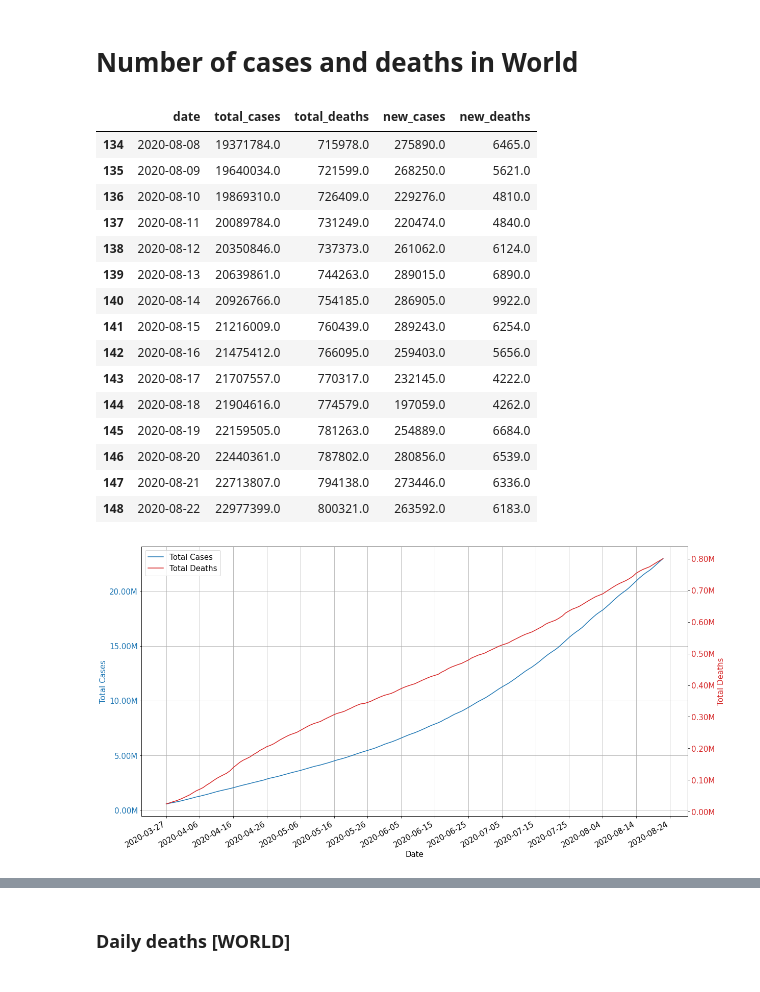
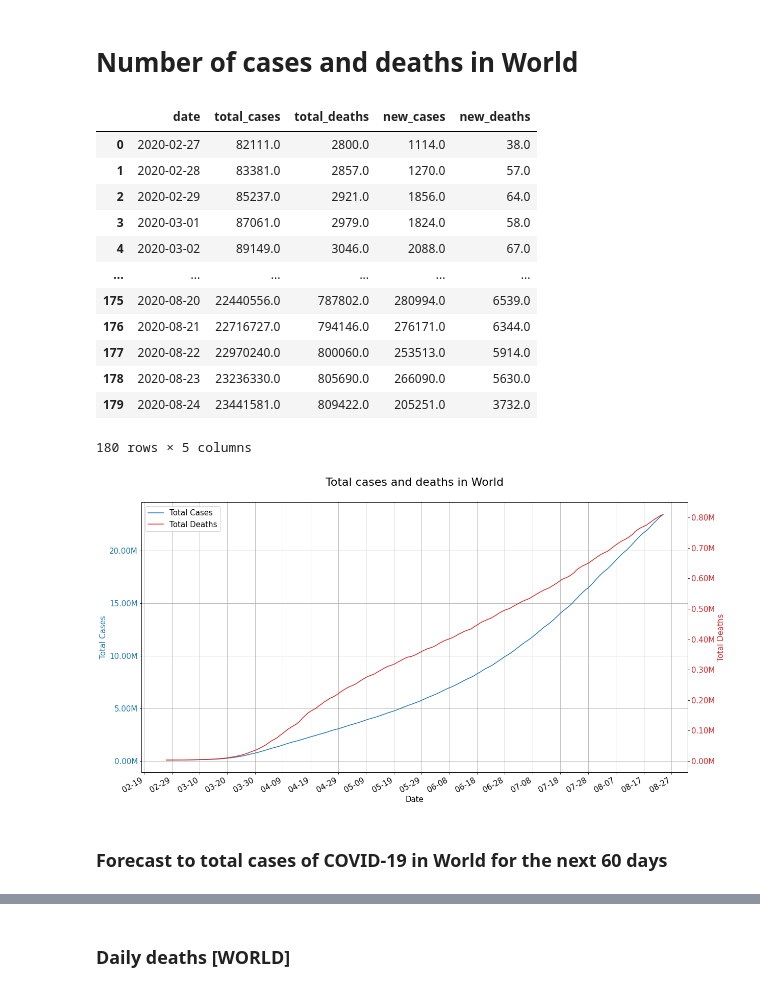
Before and after one commit to davimercatelli/Covid-19-Data, a Jupyter notebook: ARIMA_Forecast_Uncomplete.ipynb, the cells around one changed output, grey strips where cells are left out. Drawn from its saved outputs; the diff is of its cells as text; code cells hidden in the pictures.

Commit message:
COVID-19

```diff
--- a/ARIMA_Forecast_Uncomplete.ipynb
+++ b/ARIMA_Forecast_Uncomplete.ipynb
@@ -25,7 +25,7 @@ pd.set_option('display.max_rows', 15)
 # %% [markdown]
 ### <span style="color:red">Analysis of the last N days</span>
 # %%
-Ndays = '150days'
+Ndays = '180days'
 # %% [markdown]
 ### <span style="color:red">Day range for matplotlib</span>
 # %%
@@ -43,4 +45,5 @@ df['location'] = df['location'].replace(['United Kingdom'],'United_Kingdom')
 # %%
 df = df.loc[:,['date', 'location', 'total_cases', 'total_deaths', 'new_cases', 'new_deaths']]
 df = df[df['date'] > pd.to_datetime("today") - pd.to_timedelta(Ndays)]
-df = df.sort_values(by=['total_cases'], ascending=True)
+df = df.sort_values(by=['date'], ascending=True)
+df
@@ -51,54 +68,54 @@ dfWorld = df[df['location'] == 'World']
 dfWorld = dfWorld.sort_values(by='date', ascending=True)
 dfWorld = dfWorld.loc[:,['date', 'total_cases', 'total_deaths', 'new_cases', 'new_deaths']]
 dfWorld.reset_index(drop=True, inplace=True)
-dfWorld.tail(15)
+dfWorld
 # %% [output]
 |  | date | total_cases | total_deaths | new_cases | new_deaths |
-| 134 | 2020-08-08 | 19371784.0 | 715978.0 | 275890.0 | 6465.0 |
-| 135 | 2020-08-09 | 19640034.0 | 721599.0 | 268250.0 | 5621.0 |
-| 136 | 2020-08-10 | 19869310.0 | 726409.0 | 229276.0 | 4810.0 |
-| 137 | 2020-08-11 | 20089784.0 | 731249.0 | 220474.0 | 4840.0 |
-| 138 | 2020-08-12 | 20350846.0 | 737373.0 | 261062.0 | 6124.0 |
-| 139 | 2020-08-13 | 20639861.0 | 744263.0 | 289015.0 | 6890.0 |
-| 140 | 2020-08-14 | 20926766.0 | 754185.0 | 286905.0 | 9922.0 |
-| 141 | 2020-08-15 | 21216009.0 | 760439.0 | 289243.0 | 6254.0 |
-| 142 | 2020-08-16 | 21475412.0 | 766095.0 | 259403.0 | 5656.0 |
-| 143 | 2020-08-17 | 21707557.0 | 770317.0 | 232145.0 | 4222.0 |
-| 144 | 2020-08-18 | 21904616.0 | 774579.0 | 197059.0 | 4262.0 |
-| 145 | 2020-08-19 | 22159505.0 | 781263.0 | 254889.0 | 6684.0 |
-| 146 | 2020-08-20 | 22440361.0 | 787802.0 | 280856.0 | 6539.0 |
-| 147 | 2020-08-21 | 22713807.0 | 794138.0 | 273446.0 | 6336.0 |
-| 148 | 2020-08-22 | 22977399.0 | 800321.0 | 263592.0 | 6183.0 |
+| 0 | 2020-02-27 | 82111.0 | 2800.0 | 1114.0 | 38.0 |
+| 1 | 2020-02-28 | 83381.0 | 2857.0 | 1270.0 | 57.0 |
+| 2 | 2020-02-29 | 85237.0 | 2921.0 | 1856.0 | 64.0 |
+| 3 | 2020-03-01 | 87061.0 | 2979.0 | 1824.0 | 58.0 |
+| 4 | 2020-03-02 | 89149.0 | 3046.0 | 2088.0 | 67.0 |
+| ... | ... | ... | ... | ... | ... |
+| 175 | 2020-08-20 | 22440556.0 | 787802.0 | 280994.0 | 6539.0 |
+| 176 | 2020-08-21 | 22716727.0 | 794146.0 | 276171.0 | 6344.0 |
+| 177 | 2020-08-22 | 22970240.0 | 800060.0 | 253513.0 | 5914.0 |
+| 178 | 2020-08-23 | 23236330.0 | 805690.0 | 266090.0 | 5630.0 |
+| 179 | 2020-08-24 | 23441581.0 | 809422.0 | 205251.0 | 3732.0 |
+180 rows × 5 columns
 # %%
 fig, ax1 = plt.subplots(figsize=(19.20,10.80))
 
 color = 'tab:blue'
 ax1.plot(dfWorld.date, dfWorld.total_cases, color=color, label='Total Cases')
 ax1.set_xlabel('Date')
 ax1.set_ylabel('Total Cases', color=color)
 ax1.tick_params(axis='y', labelcolor=color)
 plt.ticklabel_format(style='plain', axis='y')
+plt.title('Total cases and deaths in World', fontsize=22, y=1.05)
 plt.grid()
 ax2 = ax1.twinx()
 
 color = 'tab:red'
 ax2.plot(dfWorld.date, dfWorld.total_deaths, color=color, label = 'Total Deaths')
 ax2.set_xlabel('Date')
 ax2.set_ylabel('Total Deaths', color=color)
 ax2.tick_params(axis='y', labelcolor=color)
 
 plt.ticklabel_format(style='plain', axis='y', scilimits=(0,0))
 
 ax = plt.gca()
 ax.xaxis.set_major_locator(mdates.DayLocator(interval=Ninterval))
-ax.xaxis.set_major_formatter(mdates.DateFormatter('%Y-%m-%d'))
+ax.xaxis.set_major_formatter(mdates.DateFormatter('%m-%d'))
 
 ax1.yaxis.set_major_formatter(ticker.FuncFormatter(lambda y, pos: '{:,.2f}'.format(y/1000000) + 'M'))
 ax2.yaxis.set_major_formatter(ticker.FuncFormatter(lambda y, pos: '{:,.2f}'.format(y/1000000) + 'M'))
 plt.gcf().autofmt_xdate()
 
 fig.legend(loc="upper left", bbox_to_anchor=(0,1), bbox_transform=ax.transAxes)
 
 plt.show()
 # %% [output]
-[figure, old version]
+[figure, new version]
+# %% [markdown]
+### Forecast to total cases of COVID-19 in World for the next 60 days
```
Also changed, not shown: parts of 94 cells of this notebook, 10 other files.
